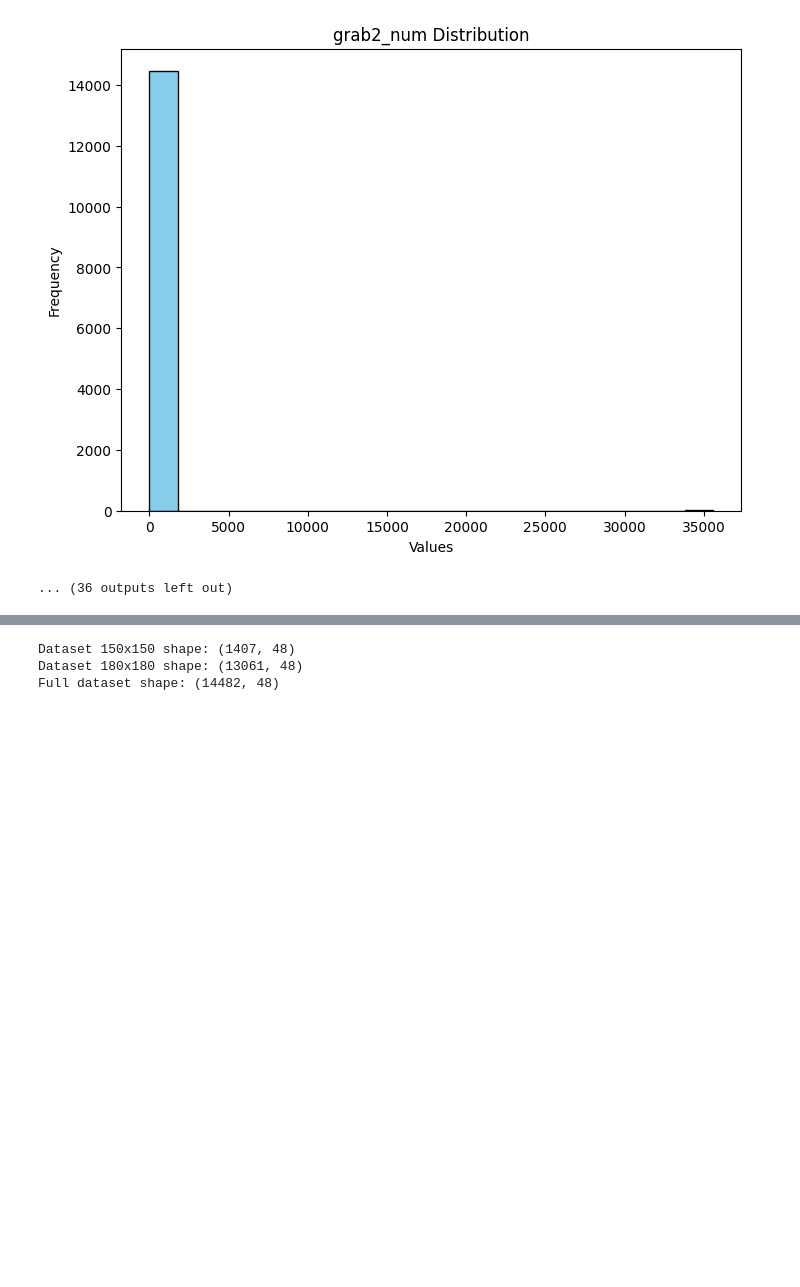
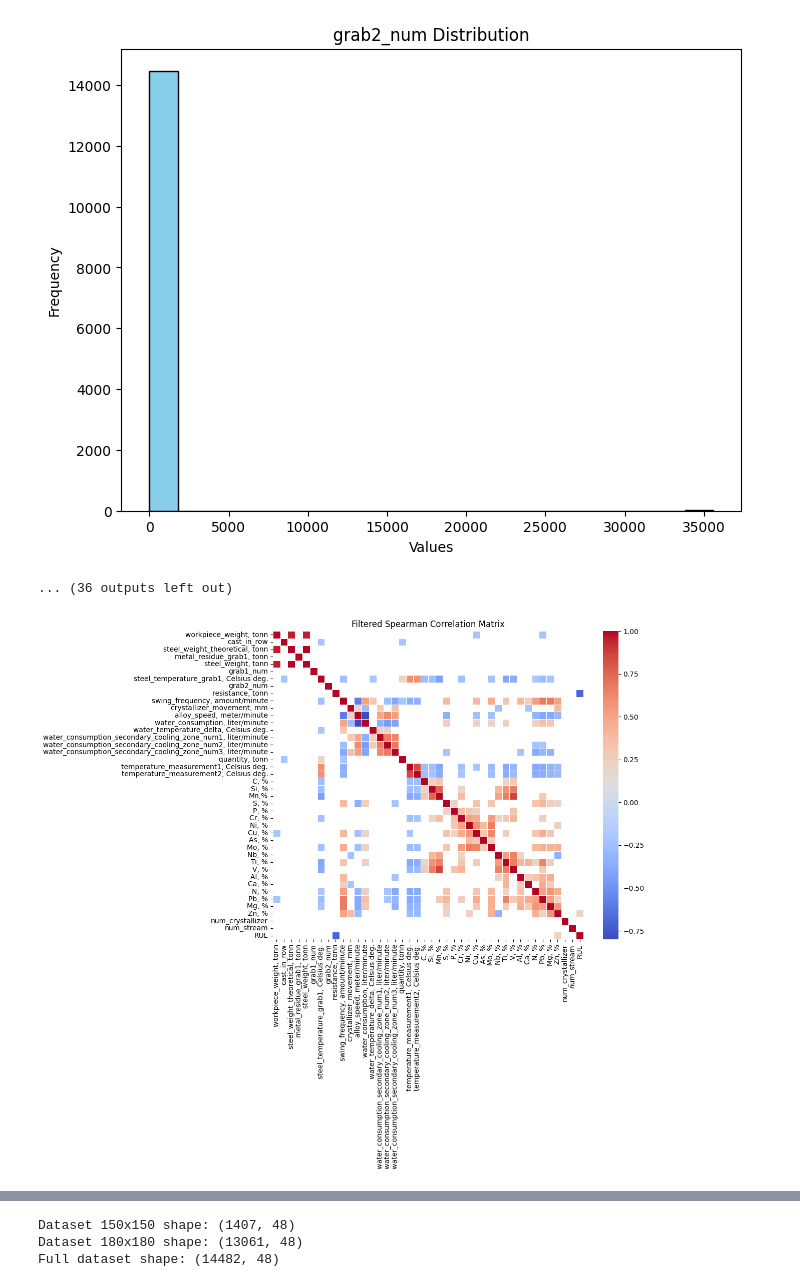
Before and after one commit to marus03/Engineer-s-Thesis, a Jupyter notebook: Untitled.ipynb, the cells around one changed output, grey strips where cells are left out. Saved outputs shown, nothing was run; the diff lists cells and outputs as text; code cells hidden in the pictures; blank space fills up the shorter version.

```diff
--- a/Untitled.ipynb
+++ b/Untitled.ipynb
@@ -227,3 +227,26 @@ for column in data.columns:
 [figure]
 [figure]
 ... (36 outputs left out)
+# %%
+# Wybór kolumn numerycznych
+categorical_data = data.select_dtypes(include=['number'])
+
+# Próg korelacji
+threshold = 0.2
+
+# Obliczanie macierzy
+spearman_corr_matrix = categorical_data.corr(method='spearman')
+
+# Filtrowanie korelacji poniżej ustalonego progu
+filtered_spearman_corr_matrix = spearman_corr_matrix.where(
+    abs(spearman_corr_matrix) >= threshold, np.nan)
+
+# Wyświetlanie przefiltrowanej macierzy
+plt.figure(figsize=(10, 8))
+sns.heatmap(filtered_spearman_corr_matrix, annot=False, cmap='coolwarm', fmt=".2f",
+            linewidths=0.5, mask=np.isnan(filtered_spearman_corr_matrix))
+
+plt.title("Filtered Spearman Correlation Matrix")
+plt.show()
+# %% [output]
+[figure, added]
```
Also changed, not shown: parts of 1 cell of this notebook.
